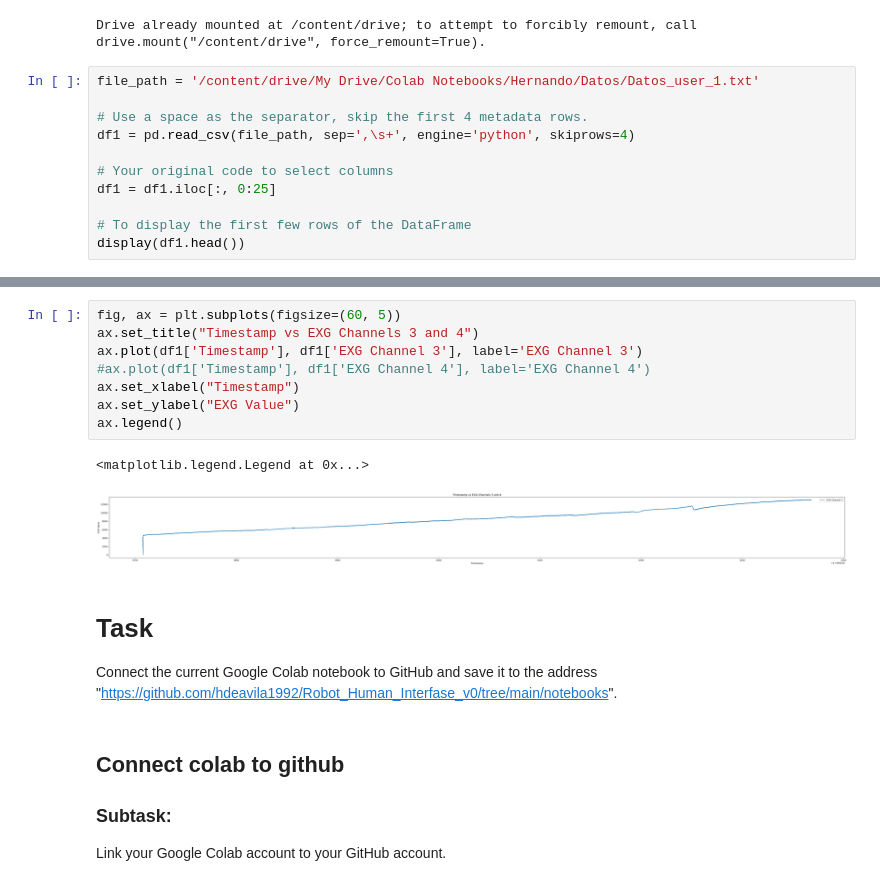
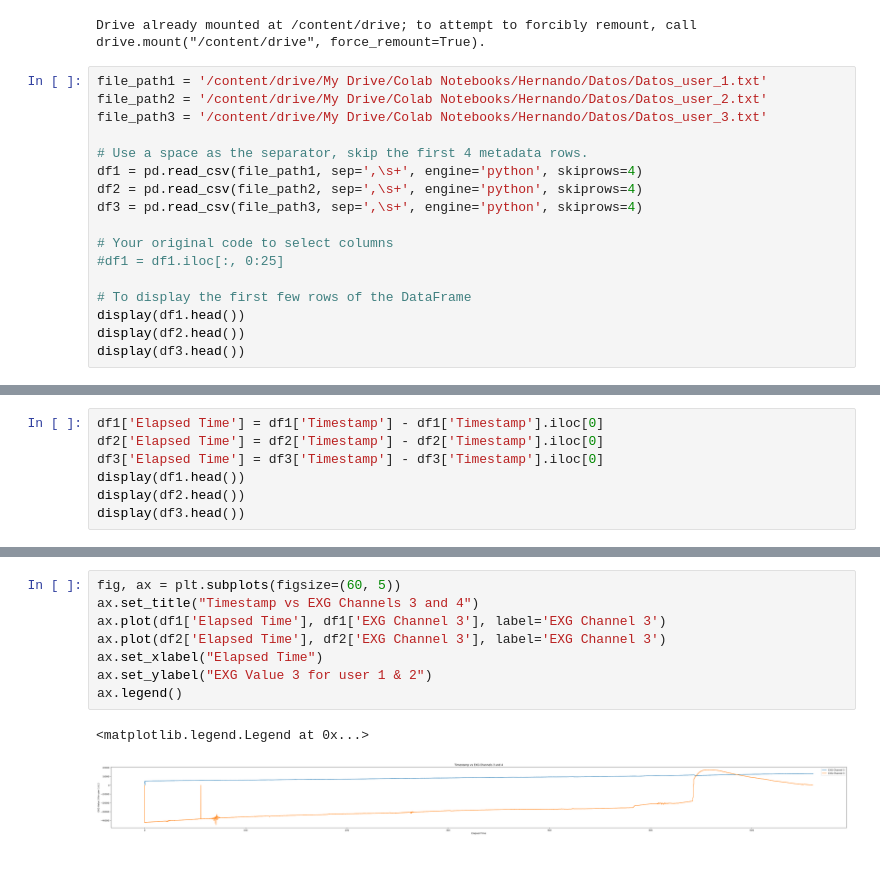
Before and after one commit to hdeavila1992/Robot_Human_Interfase_v0, a Jupyter notebook: notebooks/VisualizeData.ipynb, the cells around one changed output, grey strips where cells are left out. Drawn from its saved outputs; the diff is of its cells as text.

Commit message:
Plotting EXT data channel 3 for user 1 and 2

```diff
--- a/notebooks/VisualizeData.ipynb
+++ b/notebooks/VisualizeData.ipynb
@@ -13,16 +13,22 @@ drive.mount('/content/drive')
 # %% [output]
 Drive already mounted at /content/drive; to attempt to forcibly remount, call drive.mount("/content/drive", force_remount=True).
 # %%
-file_path = '/content/drive/My Drive/Colab Notebooks/Hernando/Datos/Datos_user_1.txt'
+file_path1 = '/content/drive/My Drive/Colab Notebooks/Hernando/Datos/Datos_user_1.txt'
+file_path2 = '/content/drive/My Drive/Colab Notebooks/Hernando/Datos/Datos_user_2.txt'
+file_path3 = '/content/drive/My Drive/Colab Notebooks/Hernando/Datos/Datos_user_3.txt'
 
 # Use a space as the separator, skip the first 4 metadata rows.
-df1 = pd.read_csv(file_path, sep=',\s+', engine='python', skiprows=4)
+df1 = pd.read_csv(file_path1, sep=',\s+', engine='python', skiprows=4)
+df2 = pd.read_csv(file_path2, sep=',\s+', engine='python', skiprows=4)
+df3 = pd.read_csv(file_path3, sep=',\s+', engine='python', skiprows=4)
 
 # Your original code to select columns
-df1 = df1.iloc[:, 0:25]
+#df1 = df1.iloc[:, 0:25]
 
 # To display the first few rows of the DataFrame
 display(df1.head())
+display(df2.head())
+display(df3.head())
 # %% [output]
 |  | Sample Index | EXG Channel 0 | EXG Channel 1 | EXG Channel 2 | EXG Channel 3 | EXG Channel 4 | ... |
 | 0 | 21.0 | 46340.821247 | 36954.496736 | -10072.523066 | 4137.598471 | 32061.208136 | ... |
@@ -33,0 +54,7 @@ display(df1.head())
+# %%
+df1['Elapsed Time'] = df1['Timestamp'] - df1['Timestamp'].iloc[0]
+df2['Elapsed Time'] = df2['Timestamp'] - df2['Timestamp'].iloc[0]
+df3['Elapsed Time'] = df3['Timestamp'] - df3['Timestamp'].iloc[0]
+display(df1.head())
+display(df2.head())
+display(df3.head())
@@ -34,19 +83,11 @@ display(df1.head())
 # %%
 fig, ax = plt.subplots(figsize=(60, 5))
 ax.set_title("Timestamp vs EXG Channels 3 and 4")
-ax.plot(df1['Timestamp'], df1['EXG Channel 3'], label='EXG Channel 3')
-#ax.plot(df1['Timestamp'], df1['EXG Channel 4'], label='EXG Channel 4')
-ax.set_xlabel("Timestamp")
-ax.set_ylabel("EXG Value")
+ax.plot(df1['Elapsed Time'], df1['EXG Channel 3'], label='EXG Channel 3')
+ax.plot(df2['Elapsed Time'], df2['EXG Channel 3'], label='EXG Channel 3')
+ax.set_xlabel("Elapsed Time")
+ax.set_ylabel("EXG Value 3 for user 1 & 2")
 ax.legend()
 # %% [output]
 <matplotlib.legend.Legend at 0x...>
-[figure, old version]
+[figure, new version]
-# %% [markdown]
-# Task
-Connect the current Google Colab notebook to GitHub and save it to the address "https://github.com/hdeavila1992/Robot_Human_Interfase_v0/tree/main/notebooks".
-# %% [markdown]
-## Connect colab to github
-
-### Subtask:
-Link your Google Colab account to your GitHub account.
```
Also changed, not shown: parts of 3 cells of this notebook.
